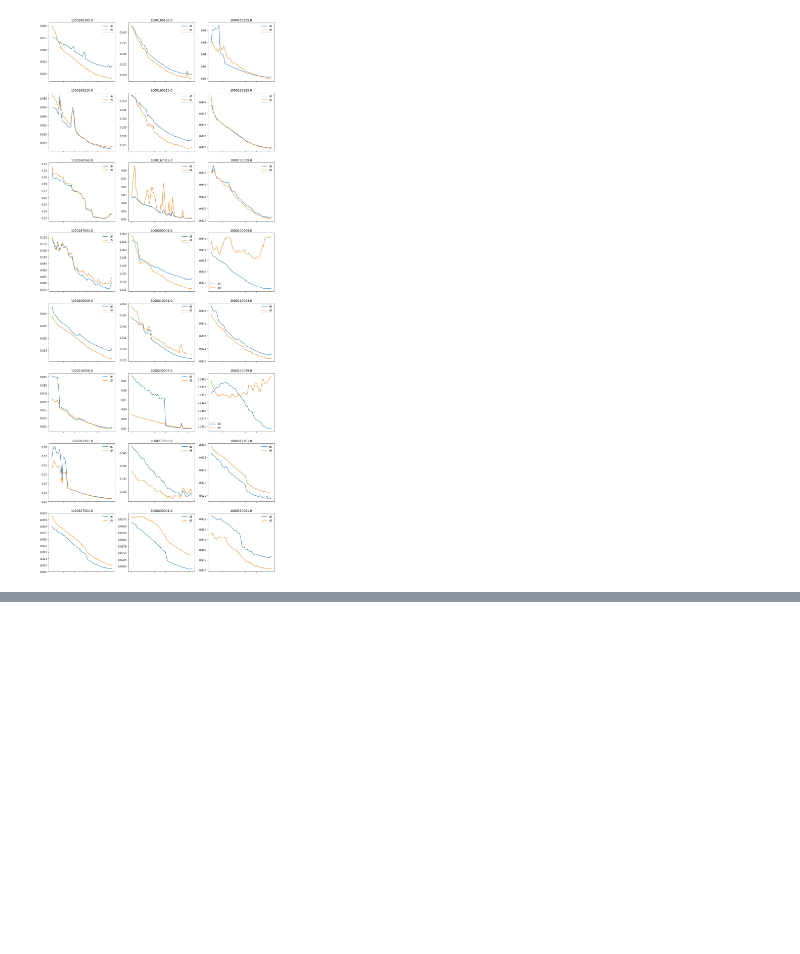
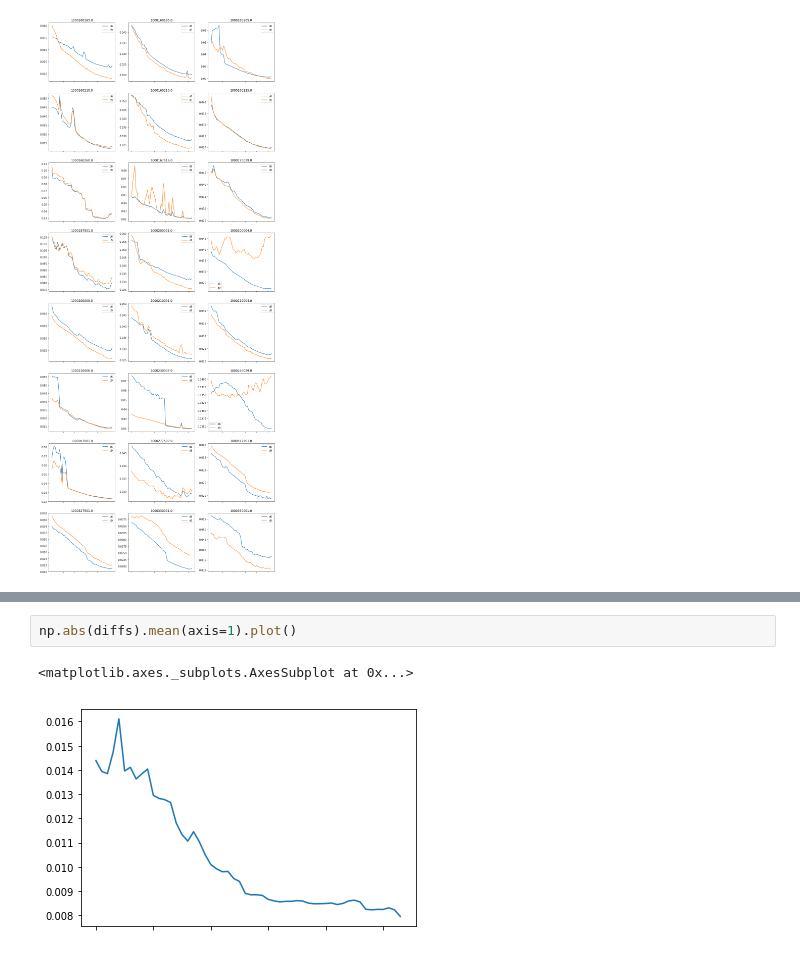
Before and after one commit to cmoscardi/independent_2018, a Jupyter notebook: image/image_overlap.ipynb, the cells around one changed output, grey strips where cells are left out. Cells and saved outputs as stored; diff of their text form; blank space fills up the shorter version.

```diff
--- a/image/image_overlap.ipynb
+++ b/image/image_overlap.ipynb
@@ -34,0 +52,5 @@ for i, ax in enumerate(axes):
+# %%
+np.abs(diffs).mean(axis=1).plot()
+# %% [output]
+<matplotlib.axes._subplots.AxesSubplot at 0x...>
+[figure, added]
```
Also changed, not shown: parts of 3 cells of this notebook.
